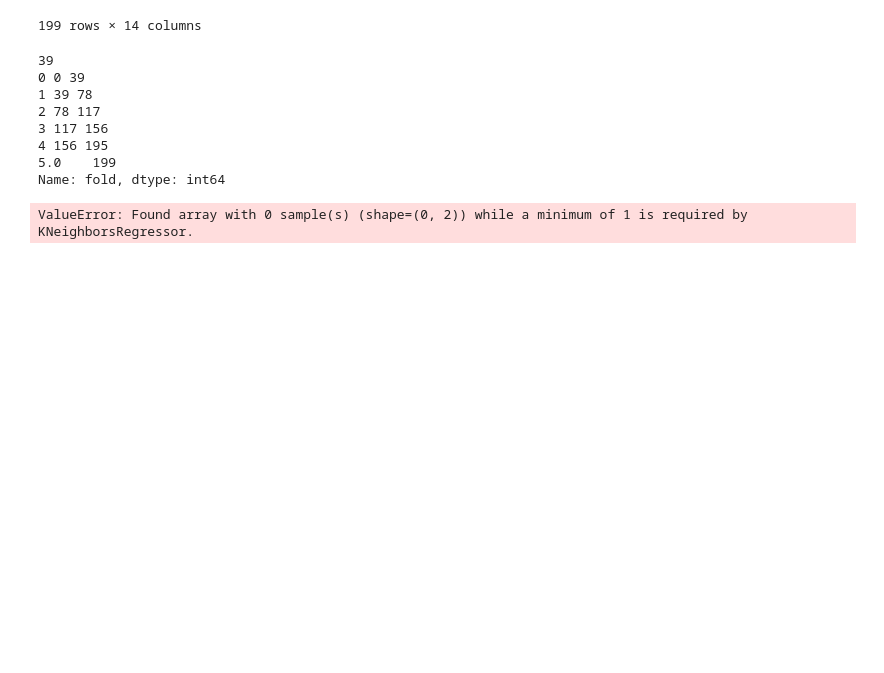
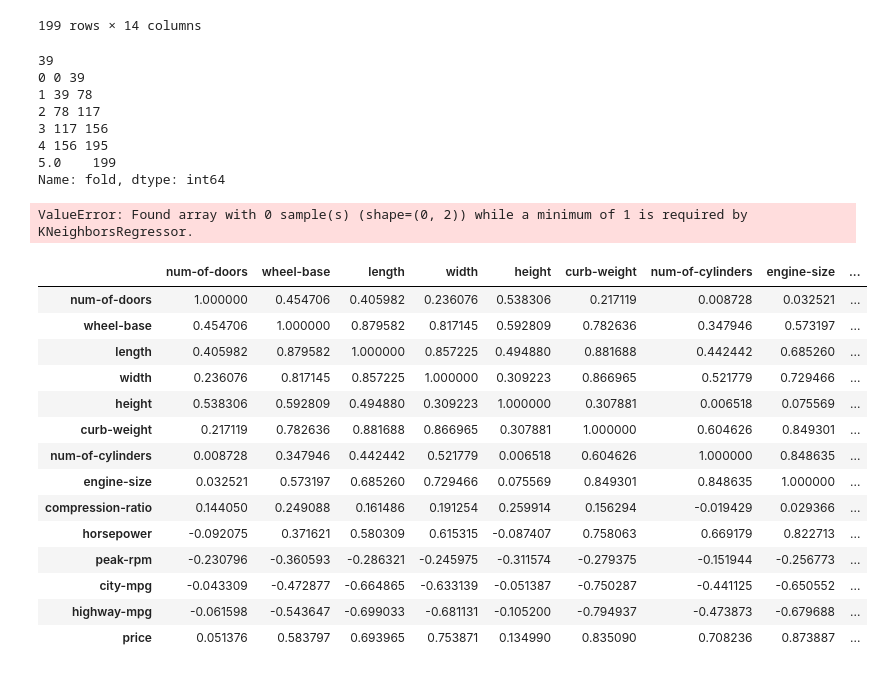
Before and after one commit to afoone/caipc-laberit-oct2022, a Jupyter notebook: 07-Predicción de precios automoviles.ipynb, the cells around one changed output. Saved outputs shown, nothing was run; the diff lists cells and outputs as text; code cells hidden in the pictures; blank space fills up the shorter version.

```diff
--- a/07-Predicción de precios automoviles.ipynb
+++ b/07-Predicción de precios automoviles.ipynb
@@ -351,3 +351,21 @@ knn_train_test(['num-of-doors', 'horsepower'], 'price', coches_n)
 5.0    199
 Name: fold, dtype: int64
 ValueError: Found array with 0 sample(s) (shape=(0, 2)) while a minimum of 1 is required by KNeighborsRegressor.
+# %%
+coches_n.corr()
+# %% [output]
+|  | num-of-doors | wheel-base | length | width | height | curb-weight | num-of-cylinders | engine-size | ... |
+| num-of-doors | 1.000000 | 0.454706 | 0.405982 | 0.236076 | 0.538306 | 0.217119 | 0.008728 | 0.032521 | ... |
+| wheel-base | 0.454706 | 1.000000 | 0.879582 | 0.817145 | 0.592809 | 0.782636 | 0.347946 | 0.573197 | ... |
+| length | 0.405982 | 0.879582 | 1.000000 | 0.857225 | 0.494880 | 0.881688 | 0.442442 | 0.685260 | ... |
+| width | 0.236076 | 0.817145 | 0.857225 | 1.000000 | 0.309223 | 0.866965 | 0.521779 | 0.729466 | ... |
+| height | 0.538306 | 0.592809 | 0.494880 | 0.309223 | 1.000000 | 0.307881 | 0.006518 | 0.075569 | ... |
+| curb-weight | 0.217119 | 0.782636 | 0.881688 | 0.866965 | 0.307881 | 1.000000 | 0.604626 | 0.849301 | ... |
+| num-of-cylinders | 0.008728 | 0.347946 | 0.442442 | 0.521779 | 0.006518 | 0.604626 | 1.000000 | 0.848635 | ... |
+| engine-size | 0.032521 | 0.573197 | 0.685260 | 0.729466 | 0.075569 | 0.849301 | 0.848635 | 1.000000 | ... |
+| compression-ratio | 0.144050 | 0.249088 | 0.161486 | 0.191254 | 0.259914 | 0.156294 | -0.019429 | 0.029366 | ... |
+| horsepower | -0.092075 | 0.371621 | 0.580309 | 0.615315 | -0.087407 | 0.758063 | 0.669179 | 0.822713 | ... |
+| peak-rpm | -0.230796 | -0.360593 | -0.286321 | -0.245975 | -0.311574 | -0.279375 | -0.151944 | -0.256773 | ... |
+| city-mpg | -0.043309 | -0.472877 | -0.664865 | -0.633139 | -0.051387 | -0.750287 | -0.441125 | -0.650552 | ... |
+| highway-mpg | -0.061598 | -0.543647 | -0.699033 | -0.681131 | -0.105200 | -0.794937 | -0.473873 | -0.679688 | ... |
+| price | 0.051376 | 0.583797 | 0.693965 | 0.753871 | 0.134990 | 0.835090 | 0.708236 | 0.873887 | ... |
```
